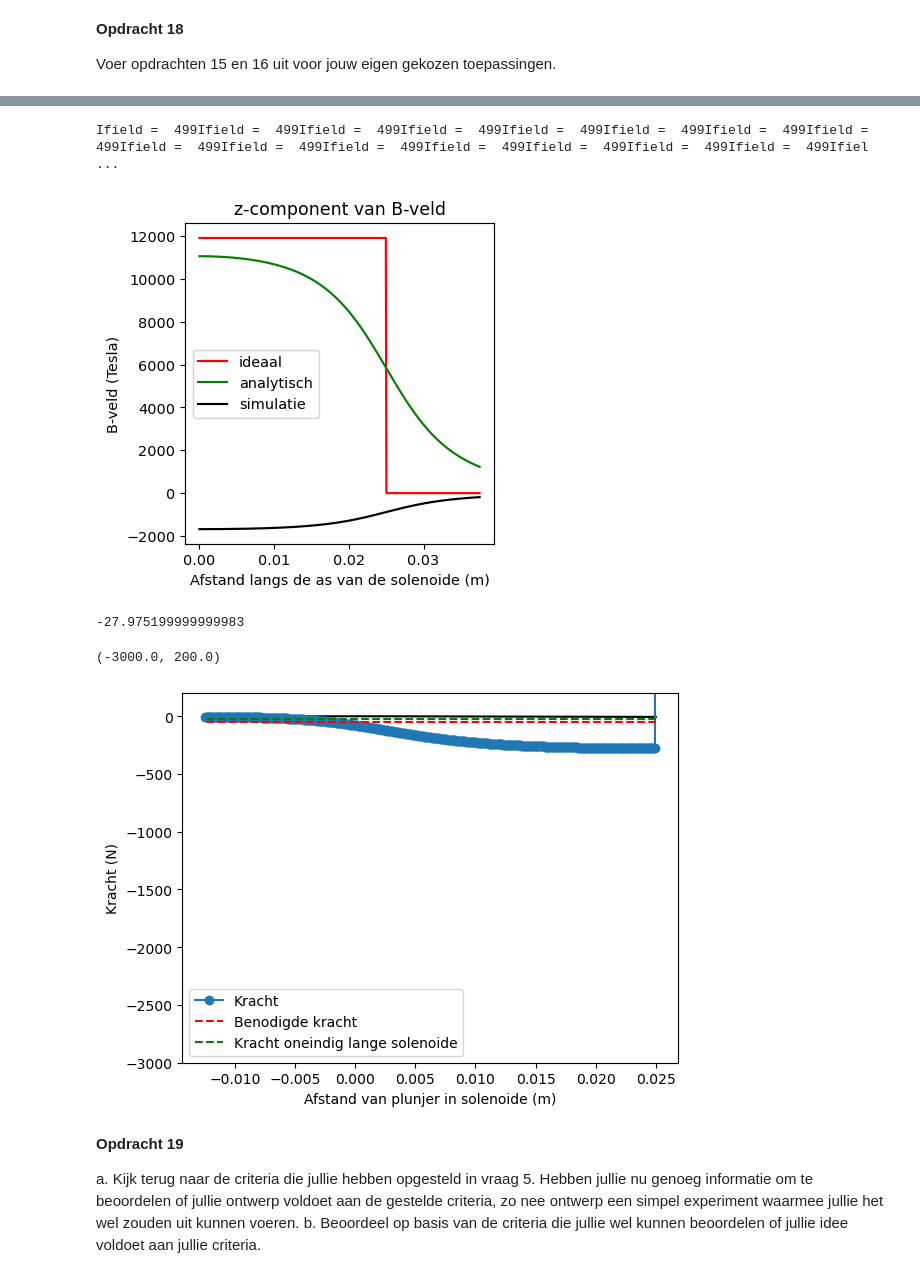
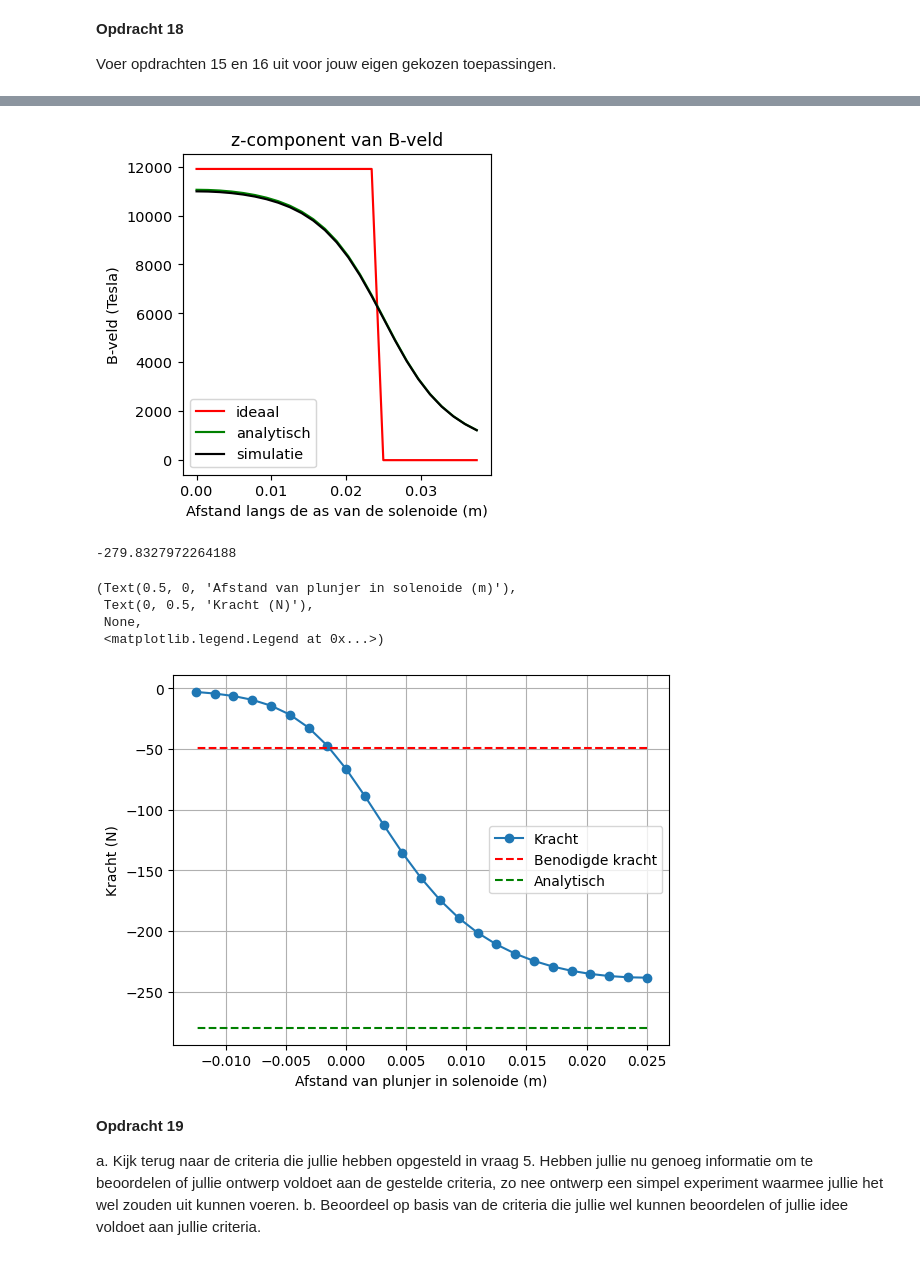
Before and after one commit to T-L-cc/opdrachten-DEF-D, a Jupyter notebook: 2KrachtactuatorOpdracht/KrachtactuatorOpdracht.ipynb, the cells around one changed output, grey strips where cells are left out. Drawn from its saved outputs; the diff is of its cells as text; code cells hidden in the pictures.

```diff
--- a/2KrachtactuatorOpdracht/KrachtactuatorOpdracht.ipynb
+++ b/2KrachtactuatorOpdracht/KrachtactuatorOpdracht.ipynb
@@ -843,7 +754,9 @@ I = 2 #A
 r_d = 1e-4
 r_s = 0.01
 
-n_ax= 500
+n_source = 10000
+n_ax = 25
+
 z_ax=np.linspace(0, 1.5*L_s/2, n_ax)
 H_ax=np.zeros((n_ax,1))
 
@@ -851,68 +764,75 @@ aantal_omwent = l_draad/(2*np.pi*r_s)
 spoed = aantal_omwent/L_s
 H_analytical = spoed * I
 
-x, y, z = parametrisatie(n_ax,r_s,aantal_omwent,L_s)
 
-for i_field in range(0, n_ax):
-    print(f"\rIfield =  {i_field}", end="") # Print welk element van het veld nu berekend wordt.
-    Hsimulated=np.array([0,0,0], dtype='float64')
-    r_field = np.array([0,0,z_ax[i_field]])
 
-    for i_source in np.arange(1, n_ax-1):
-        # Bepaal dl en r_source en gebruik
+x, y, z = parametrisatie(n_source, r_s, aantal_omwent, L_s)
+
+z_ax = np.linspace(0, 1.5*L_s/2, n_ax)
+H_ax = np.zeros(n_ax)
+
+for i_field in range(n_ax):
+    Hsimulated = np.array([0.0, 0.0, 0.0])
+    r_field = np.array([0, 0, z_ax[i_field]])
+
+    for i_source in range(1, n_source-1):
         r_source = np.array([x[i_source], y[i_source], z[i_source]])
-        dl = np.array([x[i_source+1]-x[i_source], y[i_source+1]-y[i_source], z[i_source+1]-z[i_source]])
+        dl = np.array([
+            x[i_source+1]-x[i_source],
+            y[i_source+1]-y[i_source],
+            z[i_source+1]-z[i_source]
+        ])
         Hsimulated += field_current_element(r_field, r_source, dl)
-        print(f"Ifield =  {i_field}", end="")
 
-    # selecting the z-component
-    H_ax[i_field,0]=Hsimulated[2]
+    H_ax[i_field] = Hsimulated[2]
 
 H_veld_ideaal=H_analytical *np.ones(n_ax)*(1.0*(z_ax < L_s/2))
 
 # dit is nog een aardige analytische uitdrukking die je kan uitrekenen voor de z-component op de as van een solenoide met eindige lengte
 H_veld_analytisch=(aantal_omwent*I/L_s/2)*((L_s/2-z_ax)/np.sqrt((z_ax- L_s/2)**2 + r_s**2)+(L_s/2+z_ax)/np.sqrt((z_ax+ L_s/2)**2 + r_s**2))
 
 plt.figure(figsize=[13,4], dpi= 104)
 plt.subplot(131)
 plt.title('z-component van B-veld')
 plt.plot(z_ax, H_veld_ideaal, '-r', label='ideaal')
 plt.plot(z_ax, H_veld_analytisch, '-g', label='analytisch')
 plt.plot(z_ax, H_ax, '-k', label='simulatie')
 plt.xlabel('Afstand langs de as van de solenoide (m)')
 plt.ylabel('B-veld (Tesla)')
 plt.legend()
 plt.show()
 
-Wz_tot = 0
-for i in range (0,n_ax-1):
-    Wz=-0.5*np.pi*r_s**2*np.cumsum(np.flipud(H_ax)*mu_r_Fe*mu_0*np.flipud(H_ax))*(z_ax[i+1] - z_ax[i])
-    Wz_tot += Wz
+
+# Wz = -0.5*np.pi*r_s**2*np.cumsum(np.flipud(H_ax)*mu_r_Fe*mu_0*np.flipud(H_ax))*(z_ax[1] - z_ax[0])
 
 
-plt.plot(L_s/2 - z_ax, np.flipud(Wz_tot), '-k')
-plt.xlabel('Afstand van plunjer in solenoide (m)'), plt.ylabel('Energie (J)'), plt.grid()
 
 force_analytical = -mu_0*mu_r_Fe*np.pi*r_s**2*aantal_omwent**2*I**2/2/L_s**2 # Kracht uitrekenen numeriek
-force_numerical=np.diff(Wz_tot, n=1, append=[0])/(z_ax[1] - z_ax[0]) # Kracht uitrekenen
+# force_numerical=np.diff(-Wz, n=1, append=[0])/(z_ax[1] - z_ax[0]) # Kracht uitrekenen
+
+mu = mu_0 * mu_r_Fe
+dz = z_ax[1] - z_ax[0]
+
+w = 0.5 * mu * H_ax**2
+
+Wz = np.pi * r_s**2 * np.cumsum(np.flipud(w)) * dz
+Wz = np.flipud(Wz)
+
+force_numerical = np.diff(-Wz, append=[0]) / dz
 print(force_analytical)
 # Plotting the results
-plt.plot(L_s/2 - z_ax, np.flipud(force_numerical), '-o', label='Kracht')
+plt.plot(L_s/2 - z_ax, -(force_numerical), '-o', label='Kracht')
 plt.plot(L_s/2 - z_ax, (-5*9.8)*np.ones(n_ax), '--r', label='Benodigde kracht')
-plt.plot(L_s/2 - z_ax, force_analytical*np.ones(n_ax), '--g', label='Kracht oneindig lange solenoide')
+plt.plot(L_s/2 - z_ax, force_analytical*np.ones(n_ax), '--g', label='Analytisch')
 plt.xlabel('Afstand van plunjer in solenoide (m)'), plt.ylabel('Kracht (N)'), plt.grid(), plt.legend()
-plt.ylim([-3000, 200])
-
-
-### Bij de eerste grafiek lijkt de simulatie niet de analytische lijn te volgen.
-### Als n_ax wordt vergroot convergeert de simulatie echter bijna precies tot de analytische lijn, wat ook is getest.
-### Er is nu voor een lager n_ax gekozen, omdat de plot anders te groot wordt om te laden, en het berekenen van de plot meerdere minuten duurt.
 # %% [output]
+[figure, new version]
-Ifield =  499Ifield =  499Ifield =  499Ifield =  499Ifield =  499Ifield =  499Ifield =  499Ifield =  499Ifield =  499Ifield =  499Ifield =  499Ifield =  499Ifield =  499Ifield =  499Ifield =  499Ifiel ...
+-279.8327972264188
-[figure, old version]
--27.975199999999983
+(Text(0.5, 0, 'Afstand van plunjer in solenoide (m)'),
+ Text(0, 0.5, 'Kracht (N)'),
+ None,
+ <matplotlib.legend.Legend at 0x...>)
-(-3000.0, 200.0)
-[figure, old version]
+[figure, new version]
 # %% [markdown]
 **Opdracht 19**
 
```
Also changed, not shown: parts of 13 cells of this notebook, 7 other files.
